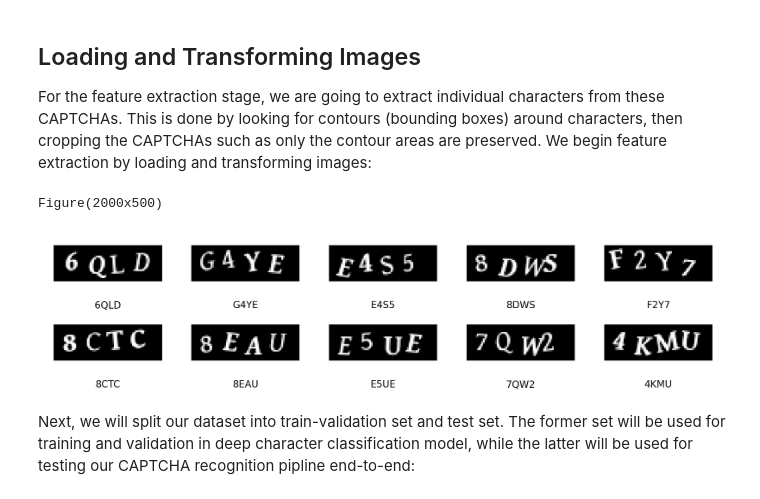
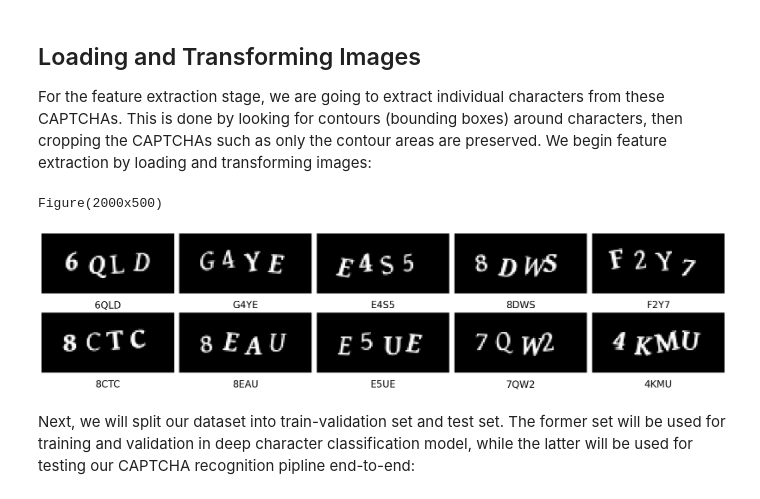
Before and after one commit to tdokkad/ml-for-cybersecurity, a Jupyter notebook: breaking-CAPTCHAs.ipynb, the cells around one changed output. Saved outputs shown, nothing was run; the diff lists cells and outputs as text; code cells hidden in the pictures.

```diff
--- a/breaking-CAPTCHAs.ipynb
+++ b/breaking-CAPTCHAs.ipynb
@@ -93,28 +99,29 @@ For the feature extraction stage, we are going to extract individual characters
 # %%
 import cv2
 
 def load_transform_image(image_path):
     """ Load and transform image into grayscale. """
     ## [ TODO ]
     # 1) Load image with OpenCV
     image = cv2.imread(image_path)
 
     # 2) Convert image to grayscale
     image_gray = cv2.cvtColor(image, cv2.COLOR_BGR2GRAY)
 
     # 3) Add extra padding (8px) around the image
-    image_padded = cv2.copyMakeBorder(image_gray, 8, 8, 8, 8, borderType=cv2.BORDER_CONSTANT)
+    image_padded = cv2.copyMakeBorder(image_gray, 8, 8, 8, 8, borderType=cv2.BORDER_CONSTANT, value=255)
+
 
     return image_padded
 
 captcha_images = [load_transform_image(image_path) for image_path in captcha_image_paths]
 # Review loaded CAPTCHAs
 print_images(
     captcha_images[:10], n_rows=2, texts=captcha_texts[:10]
 )
 # %% [output]
 Figure(2000x500)
-[figure, old version]
+[figure, new version]
 # %% [markdown]
 Next, we will split our dataset into train-validation set and test set. The former set will be used for training and validation in deep character classification model, while the latter will be used for testing our CAPTCHA recognition pipline end-to-end:
 # %%
```
Also changed, not shown: parts of 8 cells of this notebook.
